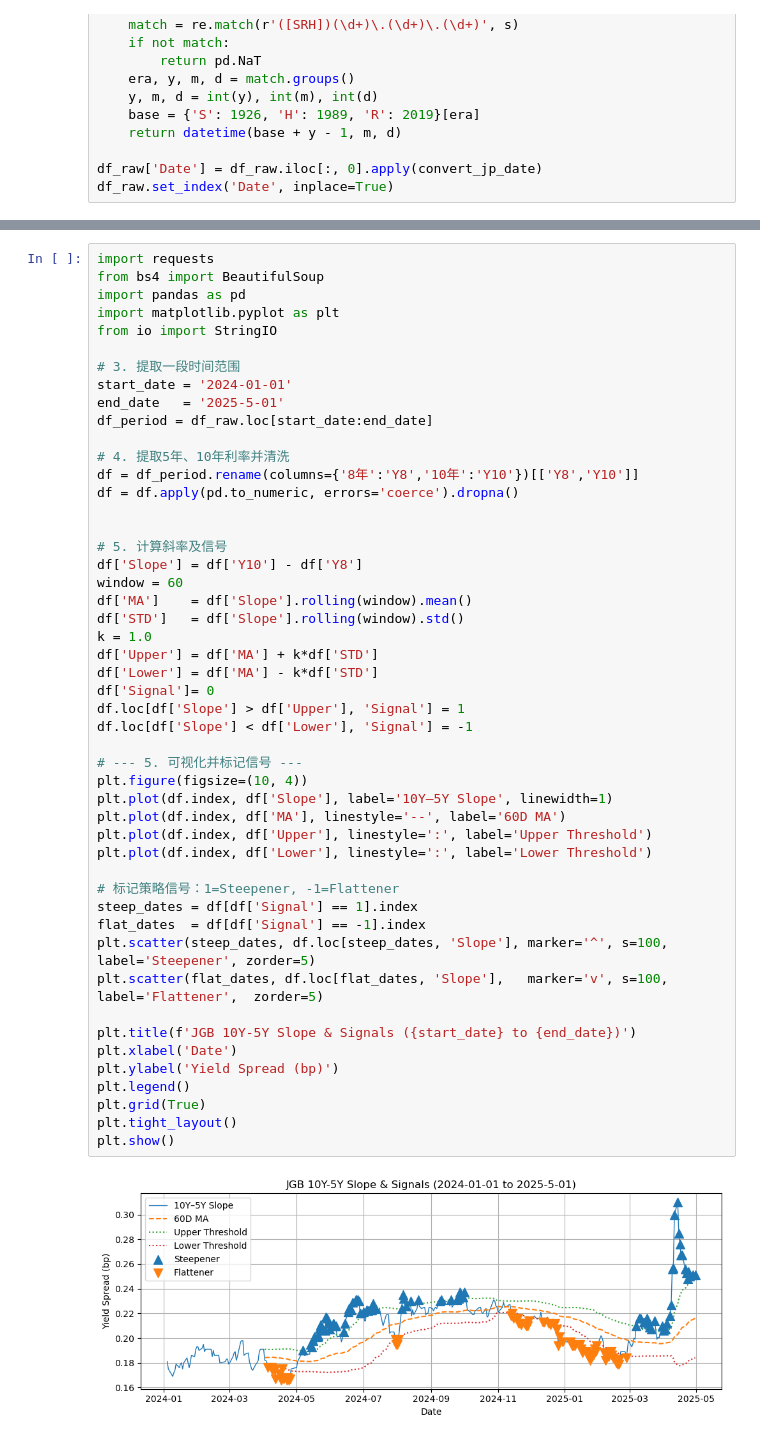
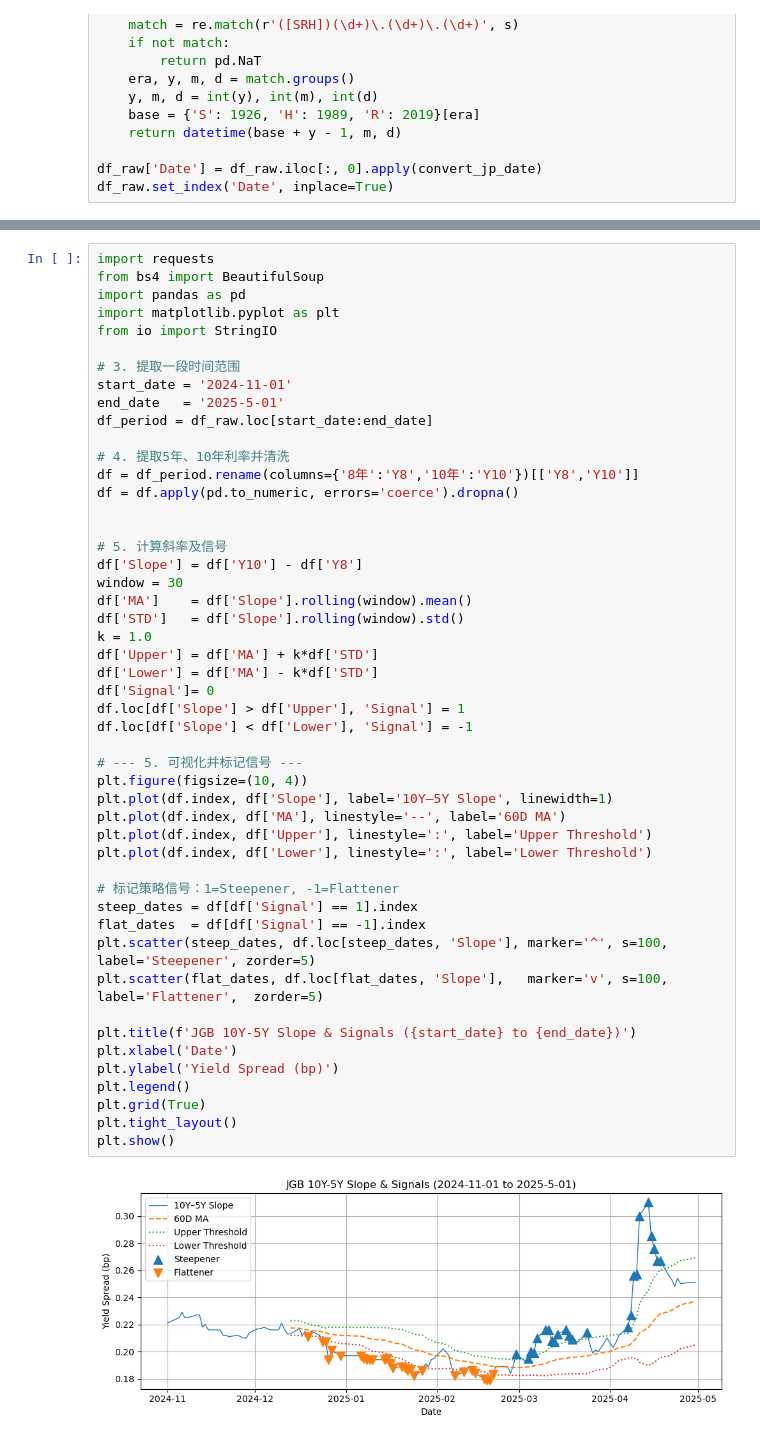
Before and after one commit to tenofovir/stock_analysis_tool, a Jupyter notebook: Quant.ipynb, the cells around one changed output, grey strips where cells are left out. Drawn from its saved outputs; the diff is of its cells as text.

```diff
--- a/Quant.ipynb
+++ b/Quant.ipynb
@@ -756,7 +756,7 @@ import matplotlib.pyplot as plt
 from io import StringIO
 
 # 3. 提取一段时间范围
-start_date = '2024-01-01'
+start_date = '2024-11-01'
 end_date   = '2025-5-01'
 df_period = df_raw.loc[start_date:end_date]
 
@@ -767,35 +767,35 @@ df = df.apply(pd.to_numeric, errors='coerce').dropna()
 
 # 5. 计算斜率及信号
 df['Slope'] = df['Y10'] - df['Y8']
-window = 60
+window = 30
 df['MA']    = df['Slope'].rolling(window).mean()
 df['STD']   = df['Slope'].rolling(window).std()
 k = 1.0
 df['Upper'] = df['MA'] + k*df['STD']
 df['Lower'] = df['MA'] - k*df['STD']
 df['Signal']= 0
 df.loc[df['Slope'] > df['Upper'], 'Signal'] = 1
 df.loc[df['Slope'] < df['Lower'], 'Signal'] = -1
 
 # --- 5. 可视化并标记信号 ---
 plt.figure(figsize=(10, 4))
 plt.plot(df.index, df['Slope'], label='10Y–5Y Slope', linewidth=1)
 plt.plot(df.index, df['MA'], linestyle='--', label='60D MA')
 plt.plot(df.index, df['Upper'], linestyle=':', label='Upper Threshold')
 plt.plot(df.index, df['Lower'], linestyle=':', label='Lower Threshold')
 
 # 标记策略信号：1=Steepener, -1=Flattener
 steep_dates = df[df['Signal'] == 1].index
 flat_dates  = df[df['Signal'] == -1].index
 plt.scatter(steep_dates, df.loc[steep_dates, 'Slope'], marker='^', s=100, label='Steepener', zorder=5)
 plt.scatter(flat_dates, df.loc[flat_dates, 'Slope'],   marker='v', s=100, label='Flattener',  zorder=5)
 
 plt.title(f'JGB 10Y-5Y Slope & Signals ({start_date} to {end_date})')
 plt.xlabel('Date')
 plt.ylabel('Yield Spread (bp)')
 plt.legend()
 plt.grid(True)
 plt.tight_layout()
 plt.show()
 # %% [output]
-[figure, old version]
+[figure, new version]
```
Also changed, not shown: parts of 6 cells of this notebook.
